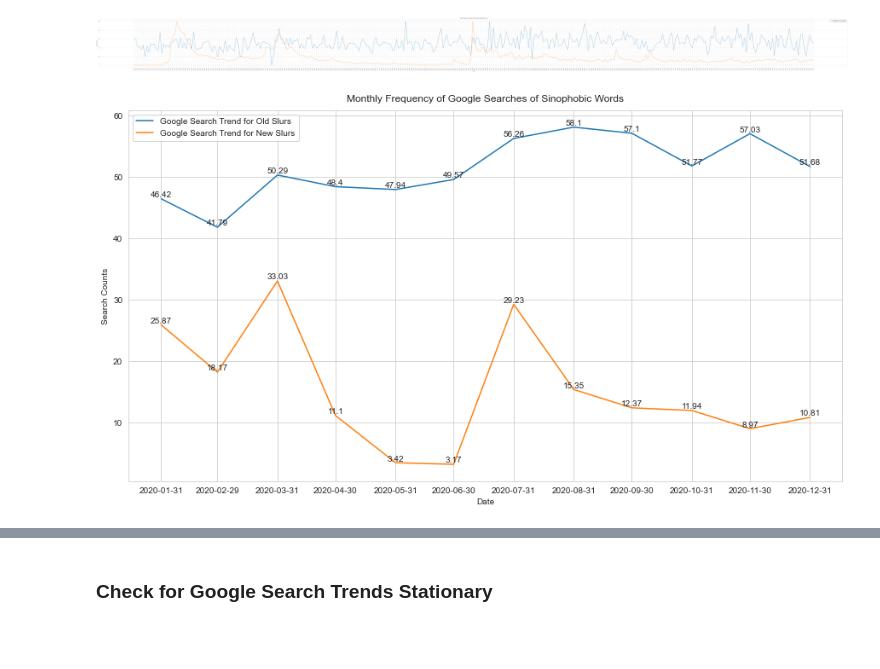
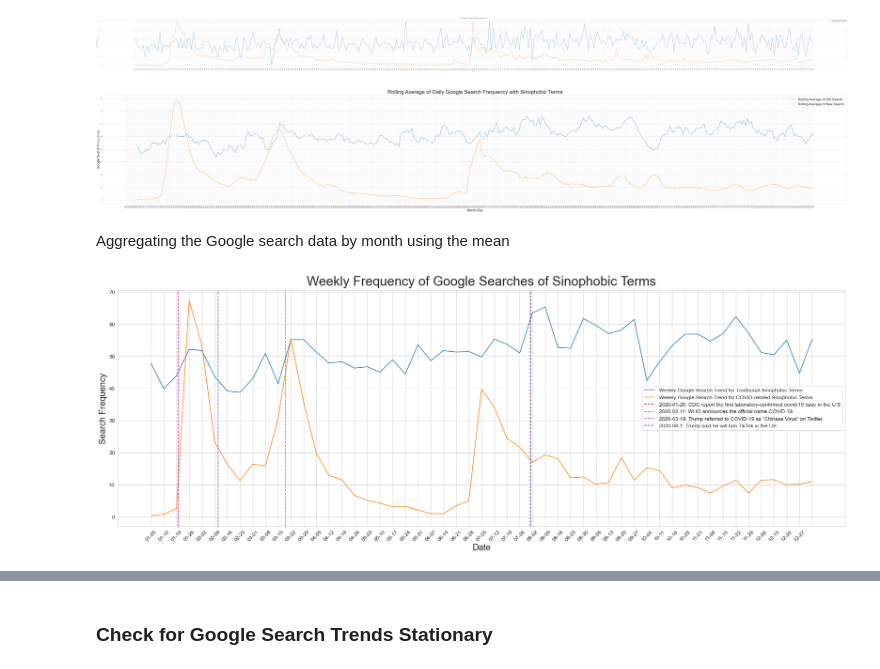
Before and after one commit to macs30200-s23/replication-materials-yuzhouw313, a Jupyter notebook: twitter_google_analysis.ipynb, the cells around one changed output, grey strips where cells are left out. Saved outputs shown, nothing was run; the diff lists cells and outputs as text; code cells hidden in the pictures; blank space fills up the shorter version.

Commit message:
changing to weekly and VAR

```diff
--- a/twitter_google_analysis.ipynb
+++ b/twitter_google_analysis.ipynb
@@ -1081,4 +886,6 @@ combined_old_df
 # %%
 search_count = combined_old_df.values
 search_count = search_count.flatten()
-count_lst = search_count.tolist()
+old_day_google_ts = pd.Series(data=search_count, index=date_range)
+old_day_google_ts = old_day_google_ts.astype('float')
+old_day_google_ts
@@ -1089,3 +904,0 @@ date_range = pd.date_range(start=start_date, end=end_date, freq='D')
-# %%
-old_day_google_ts = pd.Series(data=count_lst, index=date_range)
-old_day_google_ts.values.dtype
@@ -1110,6 +907,6 @@ Freq: D, Length: 366, dtype: float64
 # %%
-df3 = pd.read_csv('/Users/itsyuzhou/Spring2023/MACS30200/replication-materials-yuzhouw313/new_search1.csv')
-df4 = pd.read_csv('/Users/itsyuzhou/Spring2023/MACS30200/replication-materials-yuzhouw313/new_search2.csv')
+df3 = pd.read_csv('/Users/itsyuzhou/Spring2023/MACS30200/replication-materials-yuzhouw313/Google data/new_search1.csv')
+df4 = pd.read_csv('/Users/itsyuzhou/Spring2023/MACS30200/replication-materials-yuzhouw313/Google data/new_search2.csv')
 combined_new_df = pd.concat([df3, df4], ignore_index=True)
 combined_new_df.set_index('Day', inplace=True)
 combined_new_df.index = pd.to_datetime(combined_new_df.index)
@@ -1181,22 +962,52 @@ plt.xticks(date_range, xticks, rotation=90)
 plt.show()
 # %% [output]
 [figure]
+# %%
+rolling_avg_old = old_day_google_ts.rolling(window=7).mean()
+rolling_avg_new = new_day_google_ts.rolling(window=7).mean()
+
+fig, ax = plt.subplots(figsize=(100, 15))
+ax.plot(rolling_avg_old.index.strftime('%m-%d'), rolling_avg_old.values, label='Rolling Average of Old Search')
+ax.plot(rolling_avg_new.index.strftime('%m-%d'), rolling_avg_new.values, label='Rolling Average of New Search')
+
+ax.set_xlabel('Month-Day', fontsize=25)
+ax.set_ylabel('Google Search Frequency', fontsize=25)
+ax.set_title('Rolling Average of Daily Google Search Frequency with Sinophobic Terms', fontsize=40)
+ax.legend(fontsize=25)
+ax.tick_params(axis='both', which='major', labelsize=10)
+ax.set_xticklabels([dt.strftime('%m-%d') for dt in rolling_avg_old.index], rotation=45)
+
+plt.show()
+# %% [output]
+[figure, added]
+# %% [markdown]
+Aggregating the Google search data by month using the mean
 # %%
-old_month_google_ts = old_day_google_ts.resample('M').mean()
-new_month_google_ts = new_day_google_ts.resample('M').mean()
+old_weekly_google_ts = old_day_google_ts.resample('W').mean()
+new_weekly_google_ts = new_day_google_ts.resample('W').mean()
 # %%
-fig, ax = plt.subplots(figsize=(15, 8))
-ax.plot(old_month_google_ts.index, old_month_google_ts.values, label='Google Search Trend for Old Slurs')
-ax.plot(new_month_google_ts.index, new_month_google_ts.values, label='Google Search Trend for New Slurs')
-plt.xlabel('Date')
-plt.ylabel('Search Counts')
-plt.title('Monthly Frequency of Google Searches of Sinophobic Words')
-for date, value in old_month_google_ts.items():
-    ax.text(date, round(value, 2), round(value, 2), ha='center', va='bottom')
-for date, value in new_month_google_ts.items():
-    ax.text(date, round(value, 2), round(value, 2), ha='center', va='bottom')
-plt.xticks(old_month_google_ts.index)
-ax.legend()
+tick_positions = day_tweet_ts.index
+tick_labels = [d.strftime('%m-%d') for d in day_tweet_ts.index]
+
+fig, ax = plt.subplots(figsize=(30, 10))
+ax.plot(old_weekly_google_ts.index, old_weekly_google_ts.values, label='Weekly Google Search Trend for Traditional Sinophobic Terms')
+ax.plot(new_weekly_google_ts.index, new_weekly_google_ts.values, label='Weekly Google Search Trend for COVID-related Sinophobic Terms')
+plt.xlabel('Date', fontsize=20)
+plt.ylabel('Search Frequency', fontsize=20)
+plt.title('Weekly Frequency of Google Searches of Sinophobic Terms', fontsize=30)
+ax.tick_params(axis='both', which='major', labelsize=12)
+ax.set_xticks(tick_positions)
+ax.set_xticklabels(tick_labels, rotation=45)
+# for date, value in old_weekly_google_ts.items():
+#     ax.text(date, round(value, 2), round(value, 2), ha='center', va='bottom')
+# for date, value in new_weekly_google_ts.items():
+#     ax.text(date, round(value, 2), round(value, 2), ha='center', va='bottom')
+plt.xticks(old_weekly_google_ts.index)
+plt.axvline(x=datetime.date(2020, 1, 20), color='#C71585', linestyle='--', label='2020-01-20: CDC report the first laboratory-confirmed covid-19 case in the U.S')
+plt.axvline(x=datetime.date(2020, 2, 11), color= '#6A5ACD', linestyle='--', label='2020-02-11: WHO announces the official name COVID-19')
+plt.axvline(x=datetime.date(2020, 3, 19), color= '#BA55D3', linestyle='--', label='2020-03-19: Trump referred to COVID-19 as “Chinese Virus” on Twitter')
+plt.axvline(x=datetime.date(2020, 8, 1), color= '#4B0082', linestyle='--', label='2020-08-1: Trump said he will ban TikTok in the US')
+plt.legend(fontsize=12)
 plt.show()
 # %% [output]
-[figure, old version]
+[figure, new version]
```
Also changed, not shown: parts of 141 cells of this notebook, 18 other files.
